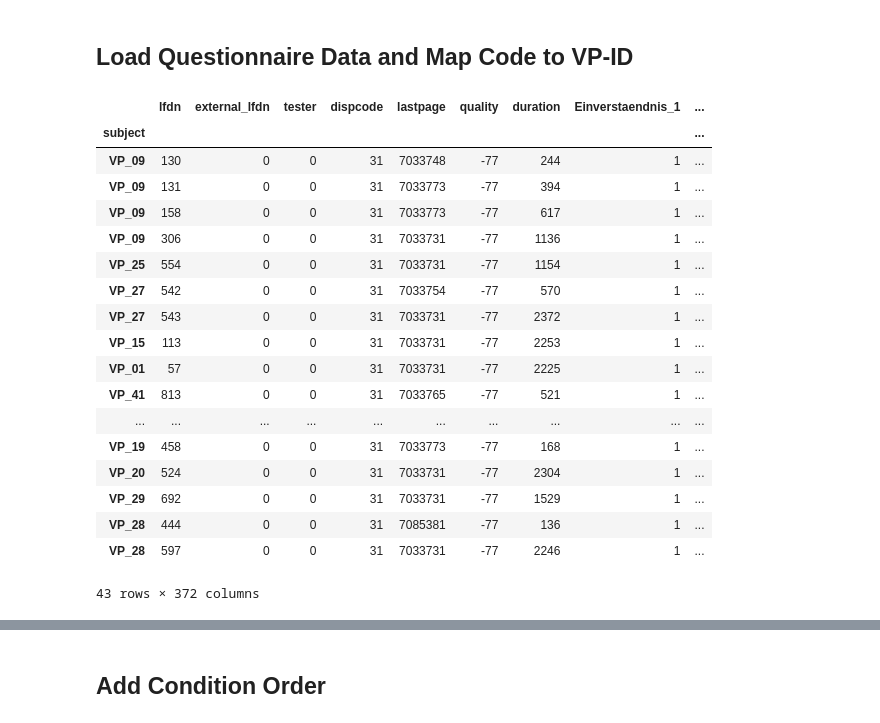
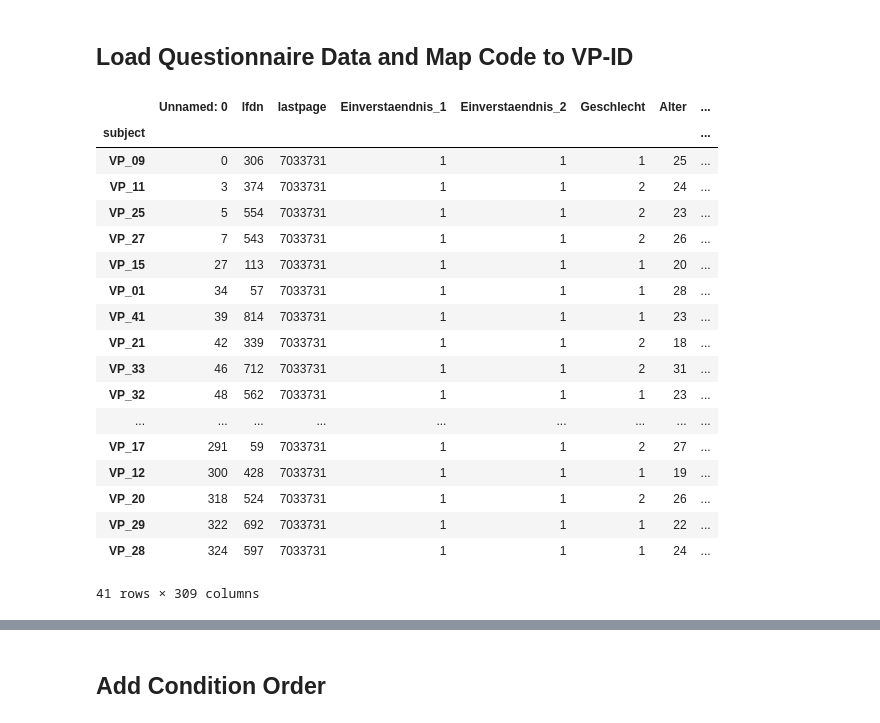
Before and after one commit to empkins/empkins-d03-preprocessing, a Jupyter notebook: experiments/2022_05_macro/unipark/Questionnaire_Data_Merge.ipynb, the cells around one changed output, grey strips where cells are left out. Saved outputs shown, nothing was run; the diff lists cells and outputs as text; code cells hidden in the pictures.

Commit message:
Questionnaires Macro

```diff
--- a/experiments/2022_05_macro/unipark/Questionnaire_Data_Merge.ipynb
+++ b/experiments/2022_05_macro/unipark/Questionnaire_Data_Merge.ipynb
@@ -63,35 +63,35 @@ code_mapping.head()
 # %% [markdown]
 ## Load Questionnaire Data and Map Code to VP-ID
 # %%
-quest_data = pd.read_excel(base_path.joinpath("data_tabular/questionnaires/raw/unipark_screening.xlsx"))
+quest_data = pd.read_excel(base_path.joinpath("data_tabular/questionnaires/cleaned/unipark_screening.xlsx"))
 quest_data = quest_data.rename(columns={"VPN_Kennung": "Code"})
 quest_data = quest_data.set_index("Code")
 
 quest_data = quest_data.join(code_mapping)
 
 quest_data = quest_data.dropna(subset=["subject"]).set_index("subject")
 
 quest_data
 # %% [output]
-|  | lfdn | external_lfdn | tester | dispcode | lastpage | quality | duration | Einverstaendnis_1 | ... |
-| subject |  |  |  |  |  |  |  |  | ... |
-| VP_09 | 130 | 0 | 0 | 31 | 7033748 | -77 | 244 | 1 | ... |
-| VP_09 | 131 | 0 | 0 | 31 | 7033773 | -77 | 394 | 1 | ... |
-| VP_09 | 158 | 0 | 0 | 31 | 7033773 | -77 | 617 | 1 | ... |
-| VP_09 | 306 | 0 | 0 | 31 | 7033731 | -77 | 1136 | 1 | ... |
-| VP_25 | 554 | 0 | 0 | 31 | 7033731 | -77 | 1154 | 1 | ... |
-| VP_27 | 542 | 0 | 0 | 31 | 7033754 | -77 | 570 | 1 | ... |
-| VP_27 | 543 | 0 | 0 | 31 | 7033731 | -77 | 2372 | 1 | ... |
-| VP_15 | 113 | 0 | 0 | 31 | 7033731 | -77 | 2253 | 1 | ... |
-| VP_01 | 57 | 0 | 0 | 31 | 7033731 | -77 | 2225 | 1 | ... |
-| VP_41 | 813 | 0 | 0 | 31 | 7033765 | -77 | 521 | 1 | ... |
-| ... | ... | ... | ... | ... | ... | ... | ... | ... | ... |
-| VP_19 | 458 | 0 | 0 | 31 | 7033773 | -77 | 168 | 1 | ... |
-| VP_20 | 524 | 0 | 0 | 31 | 7033731 | -77 | 2304 | 1 | ... |
-| VP_29 | 692 | 0 | 0 | 31 | 7033731 | -77 | 1529 | 1 | ... |
-| VP_28 | 444 | 0 | 0 | 31 | 7085381 | -77 | 136 | 1 | ... |
-| VP_28 | 597 | 0 | 0 | 31 | 7033731 | -77 | 2246 | 1 | ... |
+|  | Unnamed: 0 | lfdn | lastpage | Einverstaendnis_1 | Einverstaendnis_2 | Geschlecht | Alter | ... |
+| subject |  |  |  |  |  |  |  | ... |
+| VP_09 | 0 | 306 | 7033731 | 1 | 1 | 1 | 25 | ... |
+| VP_11 | 3 | 374 | 7033731 | 1 | 1 | 2 | 24 | ... |
+| VP_25 | 5 | 554 | 7033731 | 1 | 1 | 2 | 23 | ... |
+| VP_27 | 7 | 543 | 7033731 | 1 | 1 | 2 | 26 | ... |
+| VP_15 | 27 | 113 | 7033731 | 1 | 1 | 1 | 20 | ... |
+| VP_01 | 34 | 57 | 7033731 | 1 | 1 | 1 | 28 | ... |
+| VP_41 | 39 | 814 | 7033731 | 1 | 1 | 1 | 23 | ... |
+| VP_21 | 42 | 339 | 7033731 | 1 | 1 | 2 | 18 | ... |
+| VP_33 | 46 | 712 | 7033731 | 1 | 1 | 2 | 31 | ... |
+| VP_32 | 48 | 562 | 7033731 | 1 | 1 | 1 | 23 | ... |
+| ... | ... | ... | ... | ... | ... | ... | ... | ... |
+| VP_17 | 291 | 59 | 7033731 | 1 | 1 | 2 | 27 | ... |
+| VP_12 | 300 | 428 | 7033731 | 1 | 1 | 1 | 19 | ... |
+| VP_20 | 318 | 524 | 7033731 | 1 | 1 | 2 | 26 | ... |
+| VP_29 | 322 | 692 | 7033731 | 1 | 1 | 1 | 22 | ... |
+| VP_28 | 324 | 597 | 7033731 | 1 | 1 | 1 | 24 | ... |
-43 rows × 372 columns
+41 rows × 309 columns
 # %%
 # keep last entry for each subject
 quest_data = quest_data.groupby("subject").last()
```
Also changed, not shown: parts of 29 cells of this notebook.
